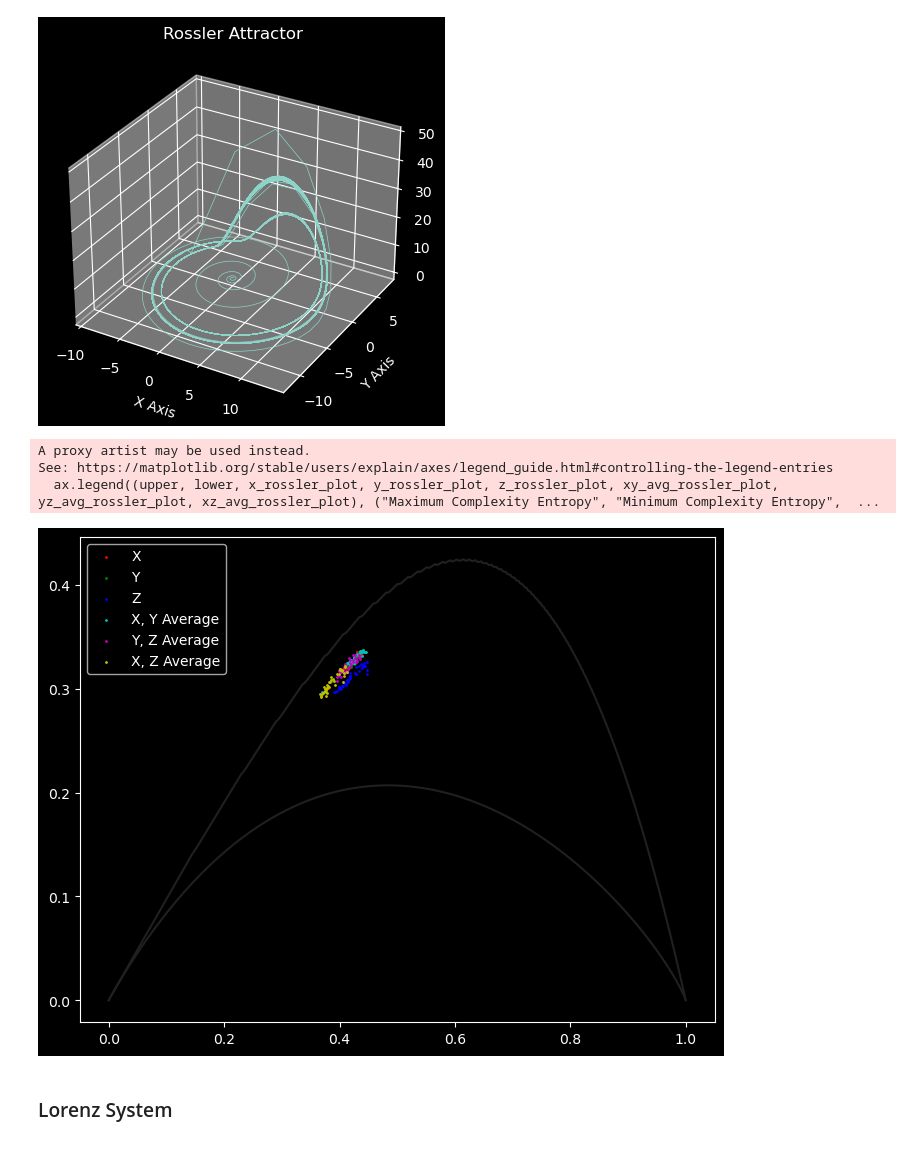
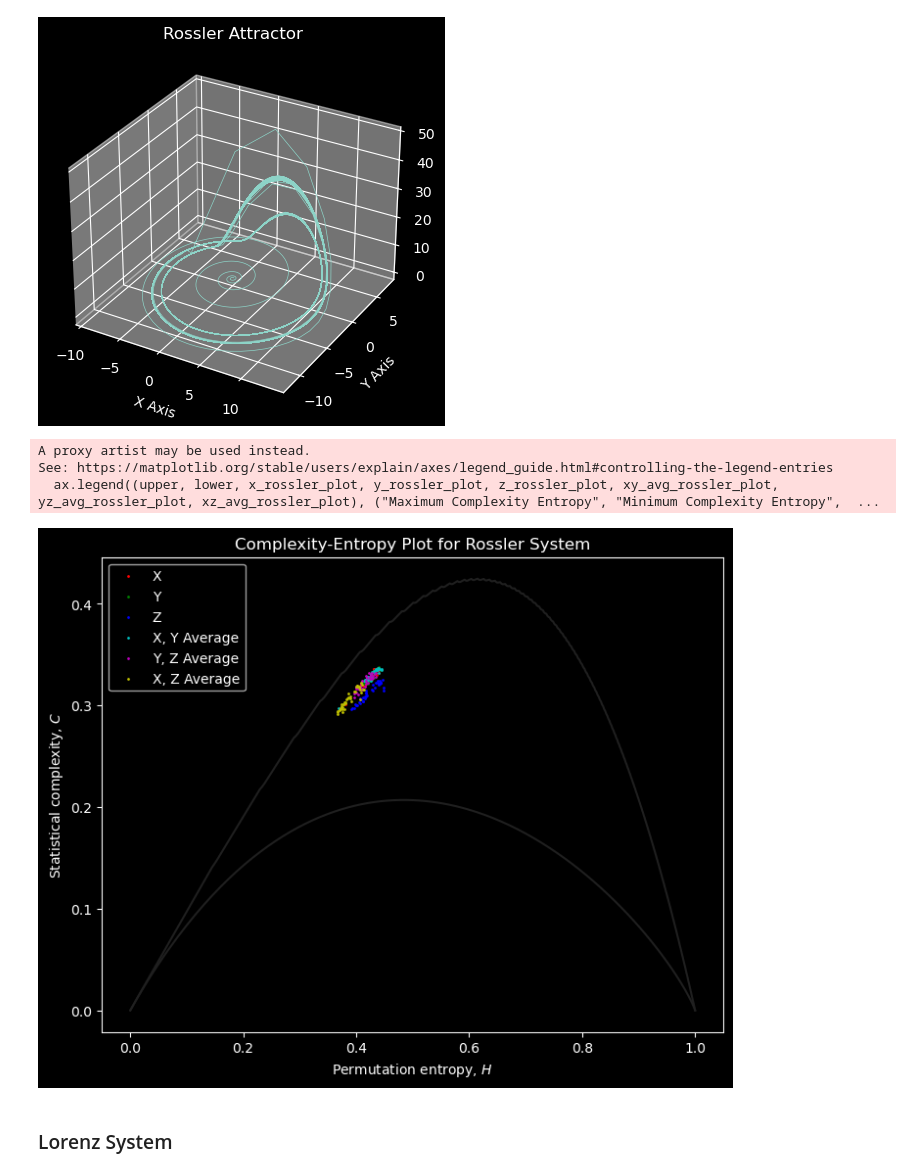
Before and after one commit to MatthewChen37/MATH8803-Final-Project, a Jupyter notebook: Simulations.ipynb, the cells around one changed output. Drawn from its saved outputs; the diff is of its cells as text; code cells hidden in the pictures.

```diff
--- a/Simulations.ipynb
+++ b/Simulations.ipynb
@@ -142,35 +150,37 @@ for idx, (start_idx, end_idx) in enumerate(windows):
 	z_entropy, z_complexity = ordpy.complexity_entropy(data=z[start_idx:end_idx], dx=int(5), dy=int(1), taux=int(3), tauy=int(1))
 	hc_rossler_z[idx][0] = z_entropy
 	hc_rossler_z[idx][1] = z_complexity
 
 	xy_avg_entropy, xy_avg_complexity = ordpy.complexity_entropy(data=xy_avg[start_idx:end_idx], dx=int(5), dy=int(1), taux=int(3), tauy=int(1))
 	hc_rossler_xy_avg[idx][0] = xy_avg_entropy
 	hc_rossler_xy_avg[idx][1] = xy_avg_complexity
 
 	yz_avg_entropy, yz_avg_complexity = ordpy.complexity_entropy(data=yz_avg[start_idx:end_idx], dx=int(5), dy=int(1), taux=int(3), tauy=int(1))
 	hc_rossler_yz_avg[idx][0] = yz_avg_entropy
 	hc_rossler_yz_avg[idx][1] = yz_avg_complexity
 
 	xz_entropy, xz_complexity = ordpy.complexity_entropy(data=xz_avg[start_idx:end_idx], dx=int(5), dy=int(1), taux=int(3), tauy=int(1))
 	hc_rossler_xz_avg[idx][0] = xz_entropy
 	hc_rossler_xz_avg[idx][1] = xz_complexity
 
 upper = ax.plot(hmin, cmin, linewidth=1.5, color='#202020', zorder=0)
 lower = ax.plot(hmax, cmax, linewidth=1.5, color='#202020', zorder=0)
 x_rossler_plot = ax.scatter(hc_rossler_x[:,0], hc_rossler_x[:,1], c="r", s=1)
 y_rossler_plot = ax.scatter(hc_rossler_y[:,0], hc_rossler_y[:,1], c="g", s=1)
 z_rossler_plot = ax.scatter(hc_rossler_z[:,0], hc_rossler_z[:,1], c="b", s=1)
 xy_avg_rossler_plot = ax.scatter(hc_rossler_xy_avg[:,0], hc_rossler_xy_avg[:,1], c="c", s=1)
 yz_avg_rossler_plot = ax.scatter(hc_rossler_yz_avg[:,0], hc_rossler_yz_avg[:,1], c="m", s=1)
 xz_avg_rossler_plot = ax.scatter(hc_rossler_xz_avg[:,0], hc_rossler_xz_avg[:,1], c="y", s=1)
-
+ax.set_title("Complexity-Entropy Plot for Rossler System")
+ax.set_xlabel('Permutation entropy, $H$')
+ax.set_ylabel('Statistical complexity, $C$')
 ax.legend((upper, lower, x_rossler_plot, y_rossler_plot, z_rossler_plot, xy_avg_rossler_plot, yz_avg_rossler_plot, xz_avg_rossler_plot), ("Maximum Complexity Entropy", "Minimum Complexity Entropy", "X", "Y", "Z", "X, Y Average", "Y, Z Average", "X, Z Average"), scatterpoints=1)
 plt.show()
 # %% [output]
 A proxy artist may be used instead.
 See: https://matplotlib.org/stable/users/explain/axes/legend_guide.html#controlling-the-legend-entries
   ax.legend((upper, lower, x_rossler_plot, y_rossler_plot, z_rossler_plot, xy_avg_rossler_plot, yz_avg_rossler_plot, xz_avg_rossler_plot), ("Maximum Complexity Entropy", "Minimum Complexity Entropy",  ...
-[figure, old version]
+[figure, new version]
 # %% [markdown]
 ### Lorenz System
 # %%
```
Also changed, not shown: parts of 3 cells of this notebook, 9 other files.
